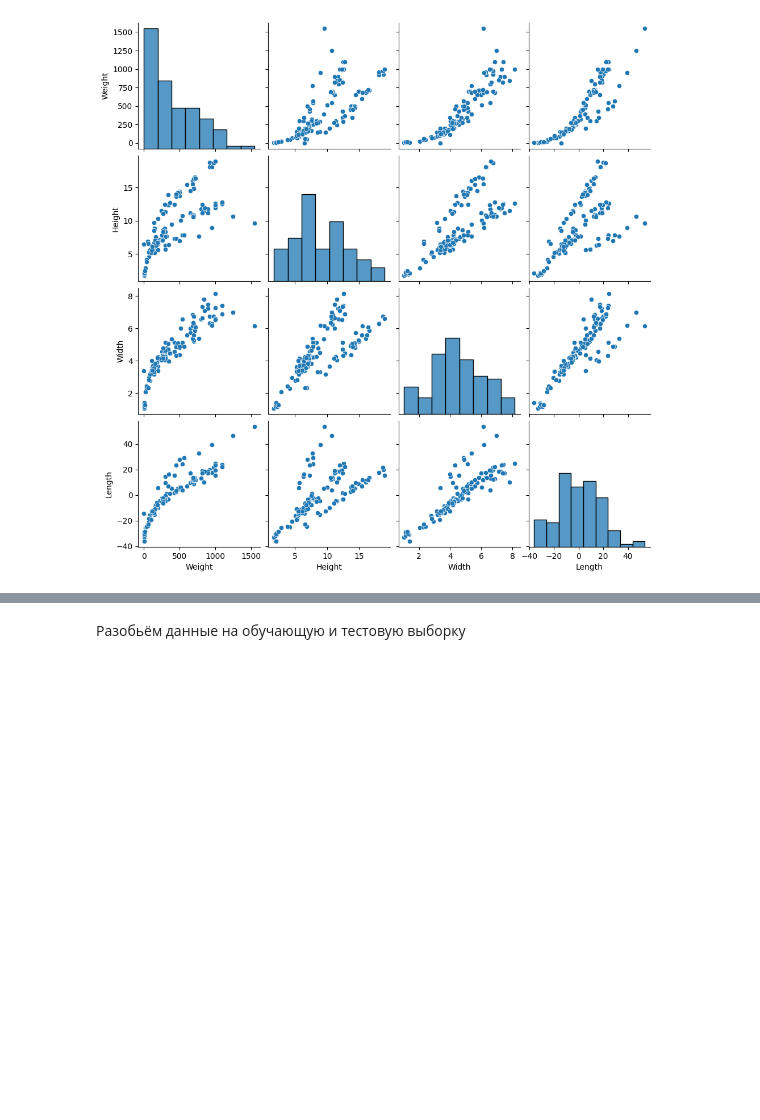
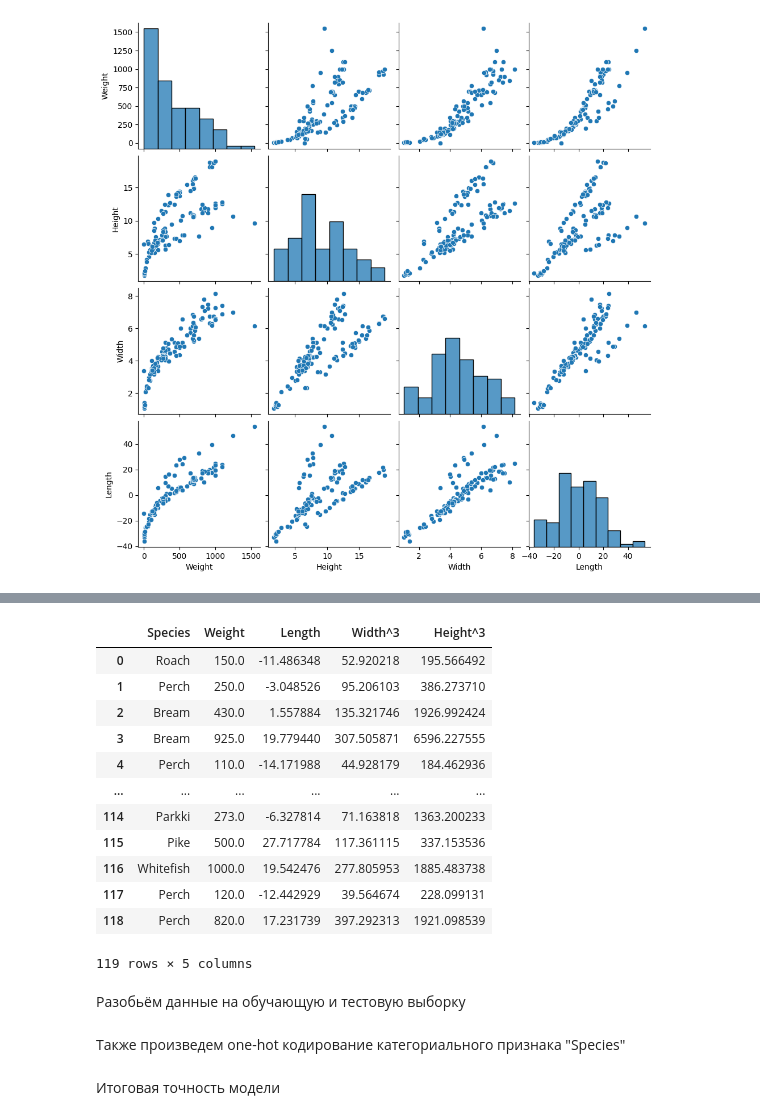
Before and after one commit to kilimandjaru/Catboost-vs-knn-and-lr, a Jupyter notebook: regression_vs_catboost.ipynb, the cells around one changed output, grey strips where cells are left out. Cells and saved outputs as stored; diff of their text form; code cells hidden in the pictures; blank space fills up the shorter version.

```diff
--- a/regression_vs_catboost.ipynb
+++ b/regression_vs_catboost.ipynb
@@ -60,3 +74,19 @@ sns.pairplot(new_data.drop(columns =["Species"]))
+# %%
+new_data
+# %% [output]
+|  | Species | Weight | Length | Width^3 | Height^3 |
+| 0 | Roach | 150.0 | -11.486348 | 52.920218 | 195.566492 |
+| 1 | Perch | 250.0 | -3.048526 | 95.206103 | 386.273710 |
+| 2 | Bream | 430.0 | 1.557884 | 135.321746 | 1926.992424 |
+| 3 | Bream | 925.0 | 19.779440 | 307.505871 | 6596.227555 |
+| 4 | Perch | 110.0 | -14.171988 | 44.928179 | 184.462936 |
+| ... | ... | ... | ... | ... | ... |
+| 114 | Parkki | 273.0 | -6.327814 | 71.163818 | 1363.200233 |
+| 115 | Pike | 500.0 | 27.717784 | 117.361115 | 337.153536 |
+| 116 | Whitefish | 1000.0 | 19.542476 | 277.805953 | 1885.483738 |
+| 117 | Perch | 120.0 | -12.442929 | 39.564674 | 228.099131 |
+| 118 | Perch | 820.0 | 17.231739 | 397.292313 | 1921.098539 |
+119 rows × 5 columns
 # %% [markdown]
 Разобьём данные на обучающую и тестовую выборку
 # %%
@@ -66,3 +96,5 @@ train, test = train_test_split(new_data,
                 random_state=1,
                 shuffle=True,
                 stratify=fish_data["Species"])
+# %% [markdown]
+Также произведем  one-hot кодирование категориального признака "Species"
@@ -68,0 +106,2 @@ train, test = train_test_split(new_data,
+# %% [markdown]
+Итоговая точность модели
```
Also changed, not shown: parts of 12 cells of this notebook, 3 other files.
